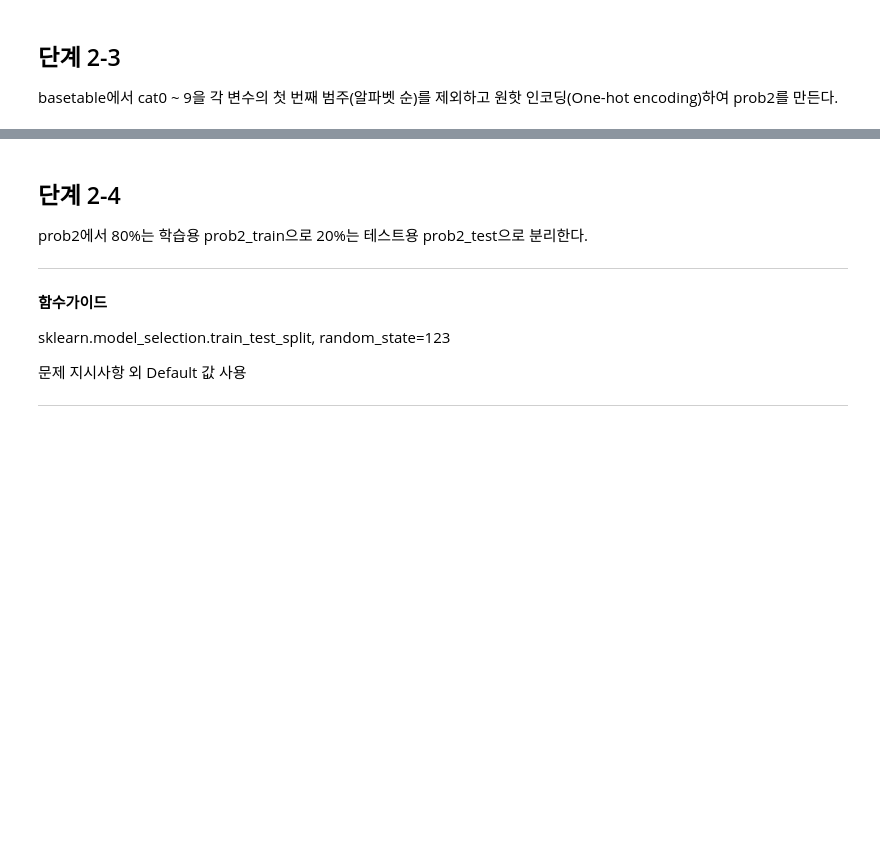
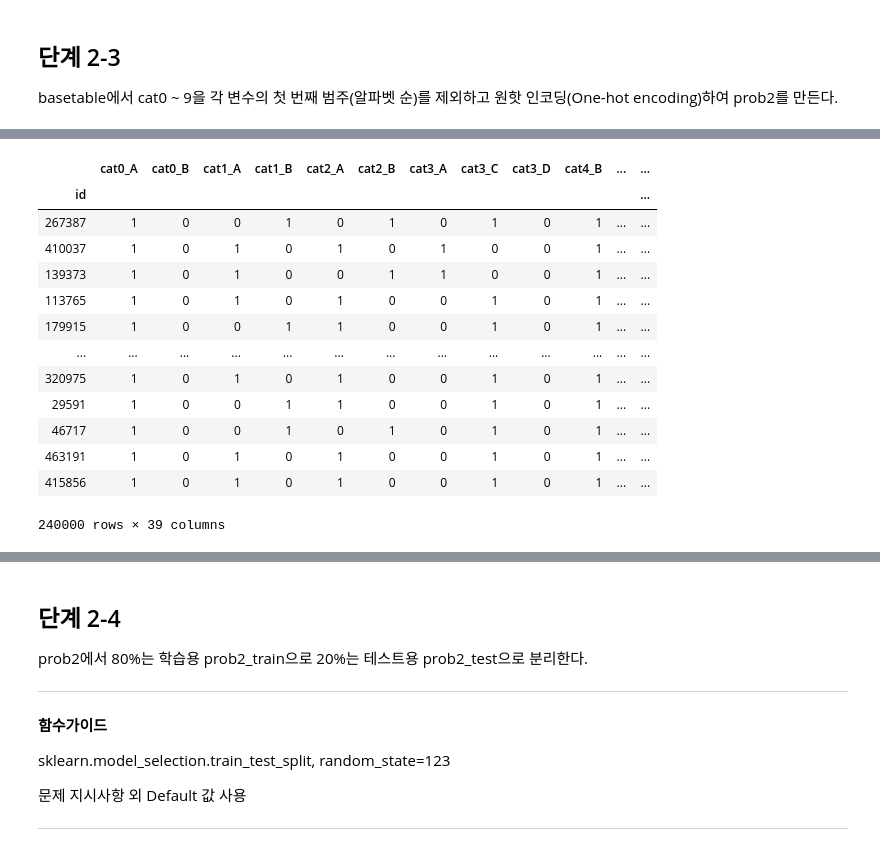
Before and after one commit to sunkusun9/DS_lv3_2308_2, a Jupyter notebook: sec_ds_lv3_prob2_prob.ipynb, the cells around one changed output, grey strips where cells are left out. Saved outputs shown, nothing was run; the diff lists cells and outputs as text; code cells hidden in the pictures; blank space fills up the shorter version.

```diff
--- a/sec_ds_lv3_prob2_prob.ipynb
+++ b/sec_ds_lv3_prob2_prob.ipynb
@@ -732,0 +711,21 @@ dtype: object
+# %%
+# 참고로 drop last일 경우 대응 로직을 만들어 봅니다.
+# 따로 drop last 기능 없으므로, 일단 모든 수준으로 가변수를 만들고,
+# last를 제외한 컬럼들을 취하는 방법으로 대응하겠습니다.
+df_tmp = pd.get_dummies(df_basetable[['cat{}'.format(i) for i in range(10)]])
+df_tmp
+# %% [output]
+|  | cat0_A | cat0_B | cat1_A | cat1_B | cat2_A | cat2_B | cat3_A | cat3_C | cat3_D | cat4_B | ... | ... |
+| id |  |  |  |  |  |  |  |  |  |  |  | ... |
+| 267387 | 1 | 0 | 0 | 1 | 0 | 1 | 0 | 1 | 0 | 1 | ... | ... |
+| 410037 | 1 | 0 | 1 | 0 | 1 | 0 | 1 | 0 | 0 | 1 | ... | ... |
+| 139373 | 1 | 0 | 1 | 0 | 0 | 1 | 1 | 0 | 0 | 1 | ... | ... |
+| 113765 | 1 | 0 | 1 | 0 | 1 | 0 | 0 | 1 | 0 | 1 | ... | ... |
+| 179915 | 1 | 0 | 0 | 1 | 1 | 0 | 0 | 1 | 0 | 1 | ... | ... |
+| ... | ... | ... | ... | ... | ... | ... | ... | ... | ... | ... | ... | ... |
+| 320975 | 1 | 0 | 1 | 0 | 1 | 0 | 0 | 1 | 0 | 1 | ... | ... |
+| 29591 | 1 | 0 | 0 | 1 | 1 | 0 | 0 | 1 | 0 | 1 | ... | ... |
+| 46717 | 1 | 0 | 0 | 1 | 0 | 1 | 0 | 1 | 0 | 1 | ... | ... |
+| 463191 | 1 | 0 | 1 | 0 | 1 | 0 | 0 | 1 | 0 | 1 | ... | ... |
+| 415856 | 1 | 0 | 1 | 0 | 1 | 0 | 0 | 1 | 0 | 1 | ... | ... |
+240000 rows × 39 columns
```
Also changed, not shown: parts of 62 cells of this notebook.
